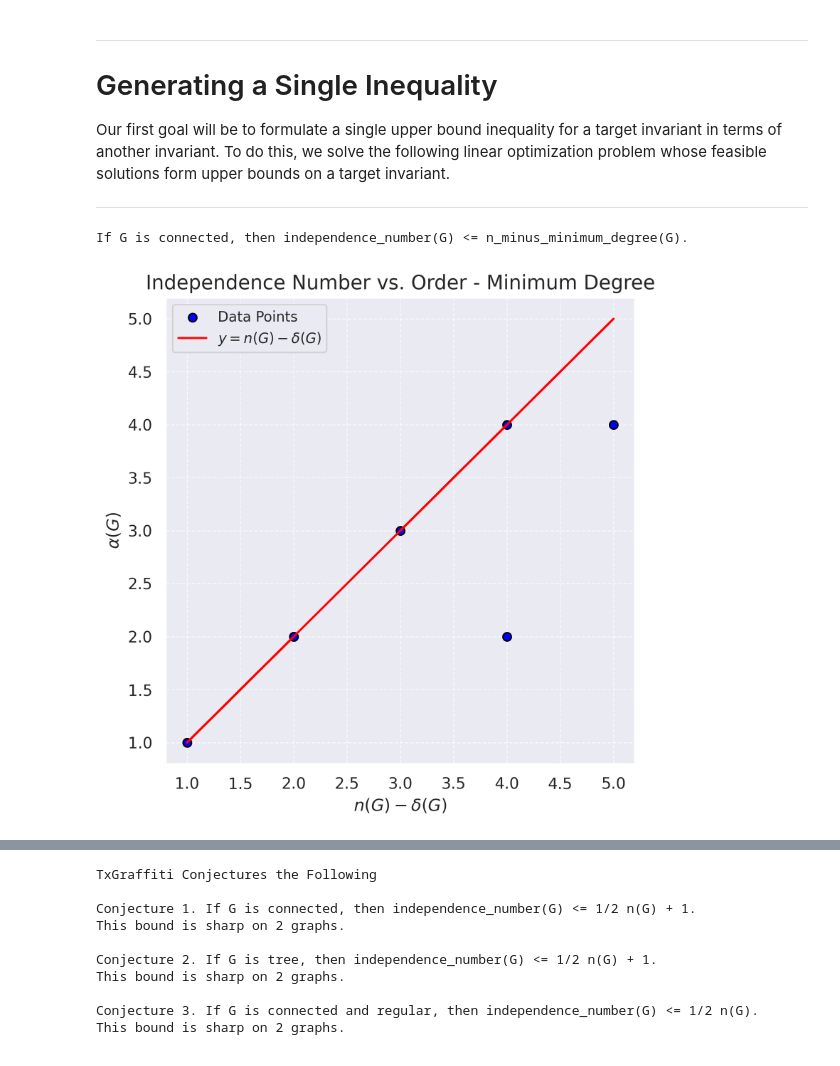
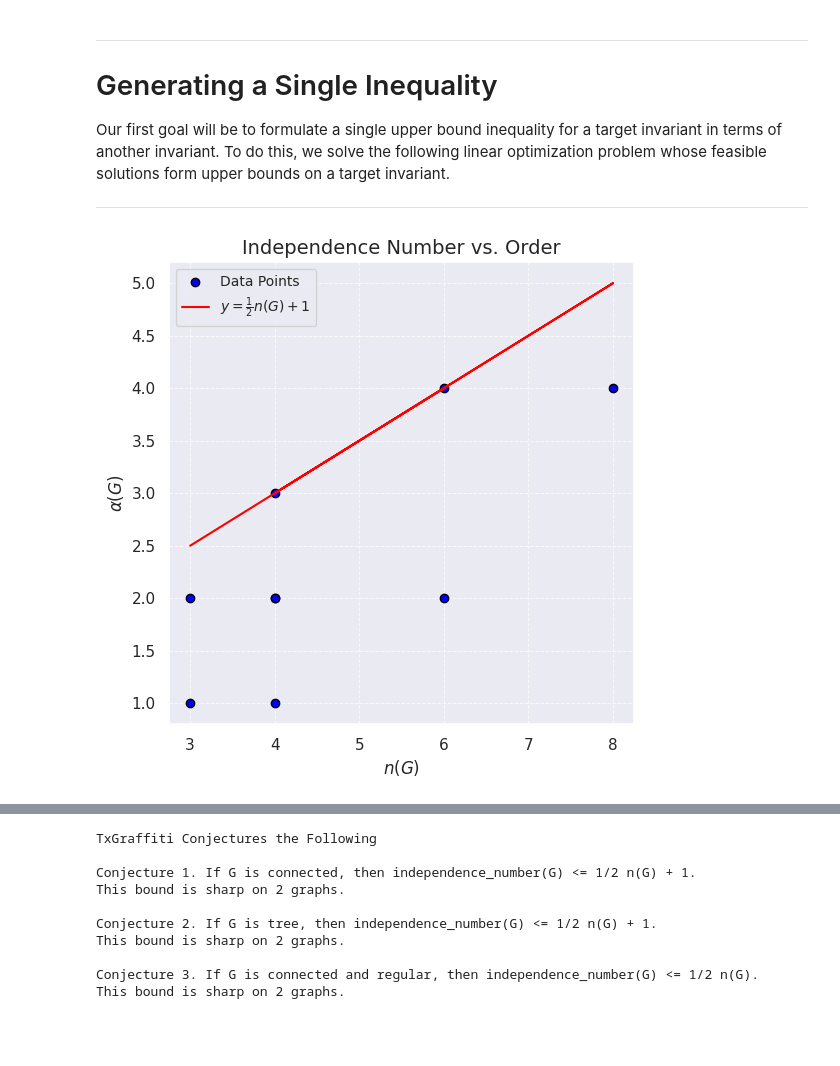
Before and after one commit to RandyRDavila/Automated-conjecturing-in-mathematics-with-TxGraffiti, a Jupyter notebook: notebooks/TxGraffiti_Experiment.ipynb, the cells around one changed output, grey strips where cells are left out. Saved outputs shown, nothing was run; the diff lists cells and outputs as text; code cells hidden in the pictures.

```diff
--- a/notebooks/TxGraffiti_Experiment.ipynb
+++ b/notebooks/TxGraffiti_Experiment.ipynb
@@ -554,45 +559,41 @@ def make_lower_linear_conjecture(
     conclusion = LinearConclusion(target, ">=", m, other, b)
 
     return LinearConjecture(hypothesis, conclusion, symbol, touch)
-# %%
-# Example usage
-make_upper_linear_conjecture(df, "independence_number", "n_minus_minimum_degree", "connected")
-# %% [output]
-If G is connected, then independence_number(G) <= n_minus_minimum_degree(G).
 # %%
-# Example Usage
-conj = make_upper_linear_conjecture(df, "independence_number", "n_minus_minimum_degree", "connected")
+# Example usage. Make a single conjecture on the independence number in terms of
+# the order n.
+conj = make_upper_linear_conjecture(df, "independence_number", "n", "connected")
 
-# Set up the plot with a high DPI for better resolution
-plt.figure(figsize=(6, 6), dpi=300)
+# Set figure size.
+plt.figure(figsize=(6, 6))
 
 # Scatter plot for the data
-plt.scatter(df["n_minus_minimum_degree"], df["independence_number"], color="blue", edgecolor="black", label="Data Points")
+plt.scatter(df["n"], df["independence_number"], color="blue", edgecolor="black", label="Data Points")
 
 # Plot the line of best fit based on conjecture's conclusion
 plt.plot(
-    df["n_minus_minimum_degree"],
-    conj.conclusion.slope * df["n_minus_minimum_degree"] + conj.conclusion.intercept,
+    df["n"],
+    conj.conclusion.slope * df["n"] + conj.conclusion.intercept,
     color="red",
     linestyle="-",
-    label=r"$y = n(G) - \delta(G)$"
+    label=r"$y = \frac{1}{2} n(G) + 1$"
 )
 
 # Add gridlines
 plt.grid(True, which="both", linestyle="--", linewidth=0.7, alpha=0.7)
 
 # Labels and title
-plt.xlabel(r"$n(G) - \delta(G)$", fontsize=12)
+plt.xlabel(r"$n(G)$", fontsize=12)
 plt.ylabel(r"$\alpha(G)$", fontsize=12)
-plt.title("Independence Number vs. Order - Minimum Degree", fontsize=14)
+plt.title("Independence Number vs. Order", fontsize=14)
 
 # Add a legend
 plt.legend(fontsize=10)
 
 # Save the figure in a high-quality format for manuscript
-plt.savefig("independence_number_vs_n_minus_min_degree.png", format='png', dpi=300, bbox_inches='tight')
+plt.savefig("independence_number_vs_n_1.png", format='png', dpi=300, bbox_inches='tight')
 
 # Show the plot
 plt.show()
 # %% [output]
-[figure, old version]
+[figure, new version]
```
Also changed, not shown: parts of 21 cells of this notebook.
